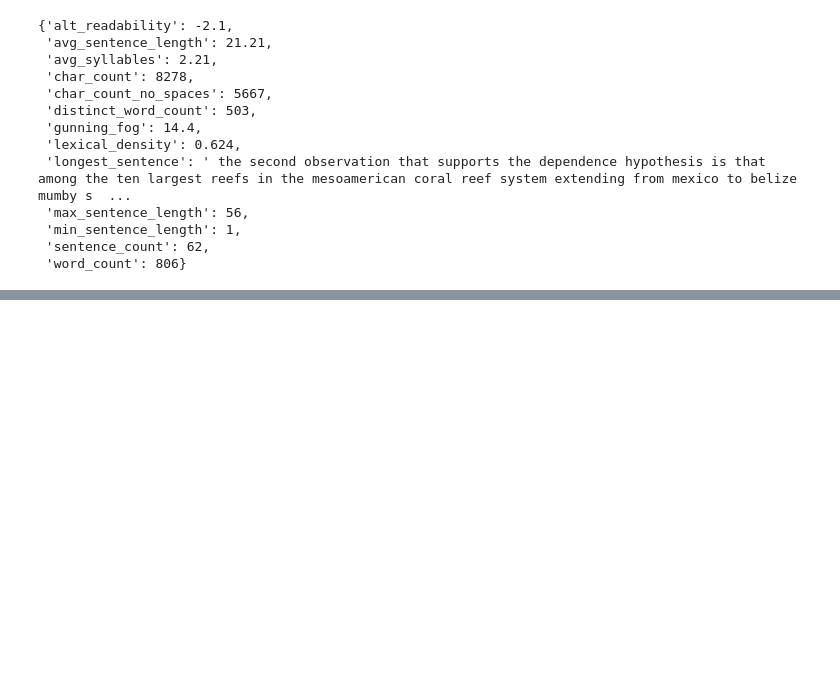
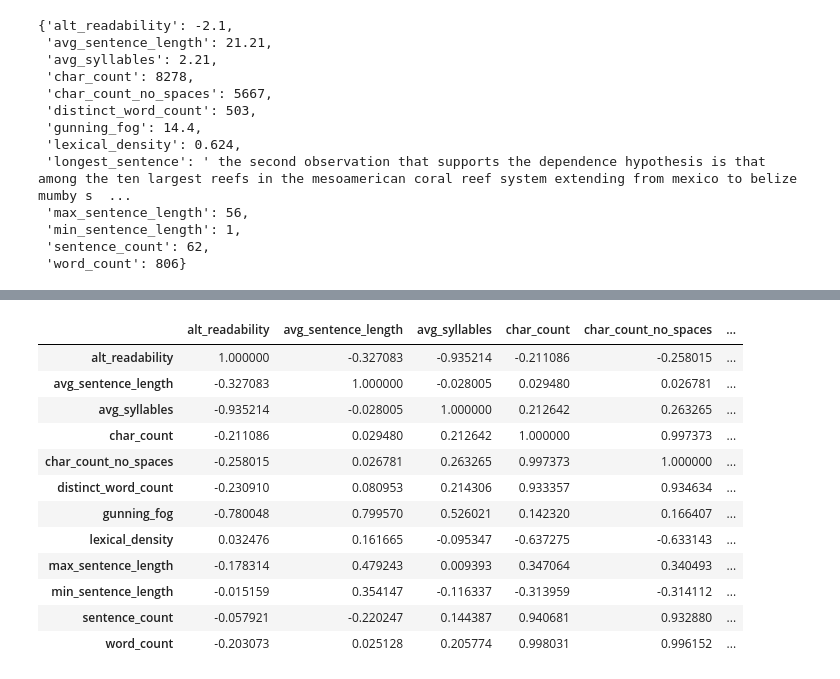
Before and after one commit to mooey5775/micusp_analysis, a Jupyter notebook: analyze_micusp.ipynb, the cells around one changed output, grey strips where cells are left out. Cells and saved outputs as stored; diff of their text form; code cells hidden in the pictures; blank space fills up the shorter version.

```diff
--- a/analyze_micusp.ipynb
+++ b/analyze_micusp.ipynb
@@ -70,0 +86,16 @@ articles['BIO.G0.32.1.txt']
+# %%
+p.corr()
+# %% [output]
+|  | alt_readability | avg_sentence_length | avg_syllables | char_count | char_count_no_spaces | ... |
+| alt_readability | 1.000000 | -0.327083 | -0.935214 | -0.211086 | -0.258015 | ... |
+| avg_sentence_length | -0.327083 | 1.000000 | -0.028005 | 0.029480 | 0.026781 | ... |
+| avg_syllables | -0.935214 | -0.028005 | 1.000000 | 0.212642 | 0.263265 | ... |
+| char_count | -0.211086 | 0.029480 | 0.212642 | 1.000000 | 0.997373 | ... |
+| char_count_no_spaces | -0.258015 | 0.026781 | 0.263265 | 0.997373 | 1.000000 | ... |
+| distinct_word_count | -0.230910 | 0.080953 | 0.214306 | 0.933357 | 0.934634 | ... |
+| gunning_fog | -0.780048 | 0.799570 | 0.526021 | 0.142320 | 0.166407 | ... |
+| lexical_density | 0.032476 | 0.161665 | -0.095347 | -0.637275 | -0.633143 | ... |
+| max_sentence_length | -0.178314 | 0.479243 | 0.009393 | 0.347064 | 0.340493 | ... |
+| min_sentence_length | -0.015159 | 0.354147 | -0.116337 | -0.313959 | -0.314112 | ... |
+| sentence_count | -0.057921 | -0.220247 | 0.144387 | 0.940681 | 0.932880 | ... |
+| word_count | -0.203073 | 0.025128 | 0.205774 | 0.998031 | 0.996152 | ... |
```
Also changed, not shown: parts of 5 cells of this notebook, 3 other files.
